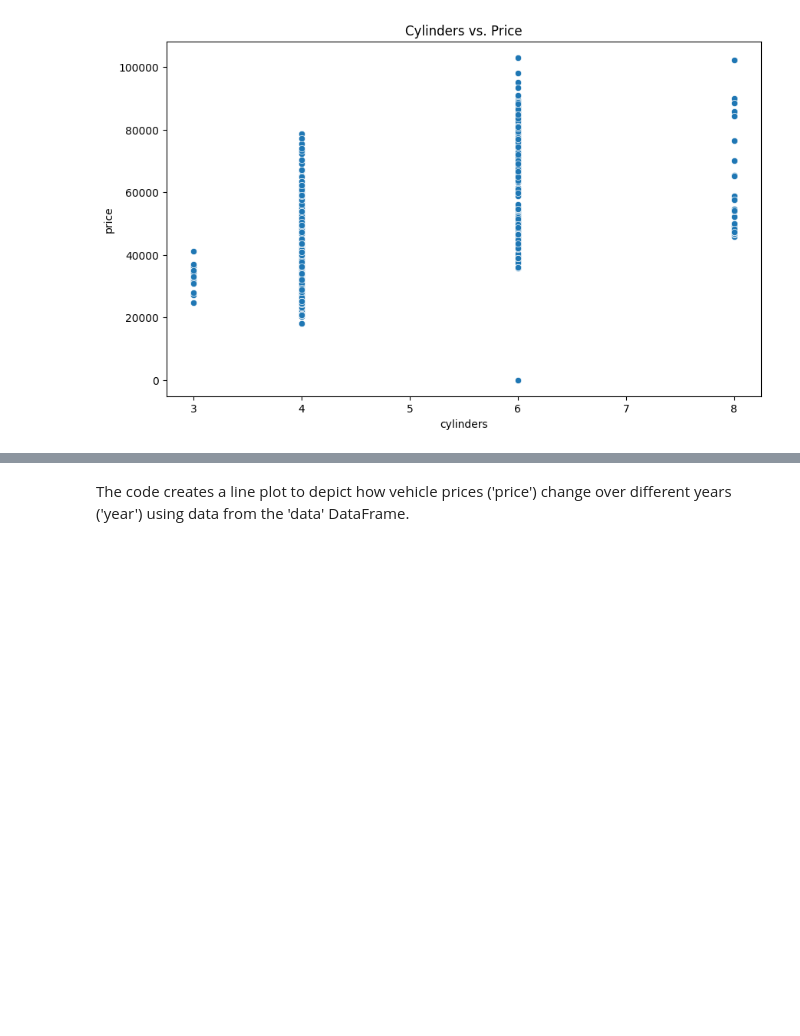
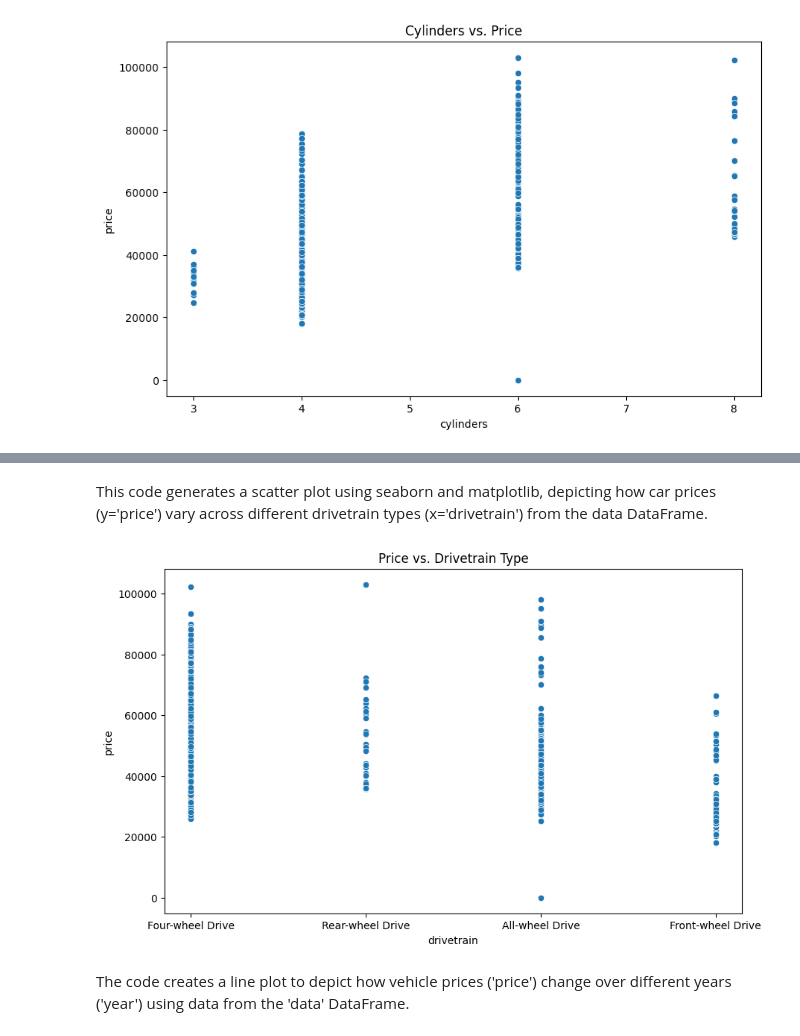
Before and after one commit to chetu5580/project2, a Jupyter notebook: vehicle.ipynb, the cells around one changed output, grey strips where cells are left out. Saved outputs shown, nothing was run; the diff lists cells and outputs as text; code cells hidden in the pictures; blank space fills up the shorter version.

```diff
--- a/vehicle.ipynb
+++ b/vehicle.ipynb
@@ -186,3 +219,12 @@ plt.show()
+# %% [markdown]
+This code generates a scatter plot using seaborn and matplotlib, depicting how car prices (y='price') vary across different drivetrain types (x='drivetrain') from the data DataFrame.
+# %%
+plt.figure(figsize=(10, 6))
+sns.scatterplot(data=data, x='drivetrain', y='price')
+plt.title('Price vs. Drivetrain Type')
+plt.show()
+# %% [output]
+[figure, added]
 # %% [markdown]
 The code creates a line plot to depict how vehicle prices ('price') change over different years ('year') using data from the 'data' DataFrame.
 # %%
```
Also changed, not shown: parts of 19 cells of this notebook.
